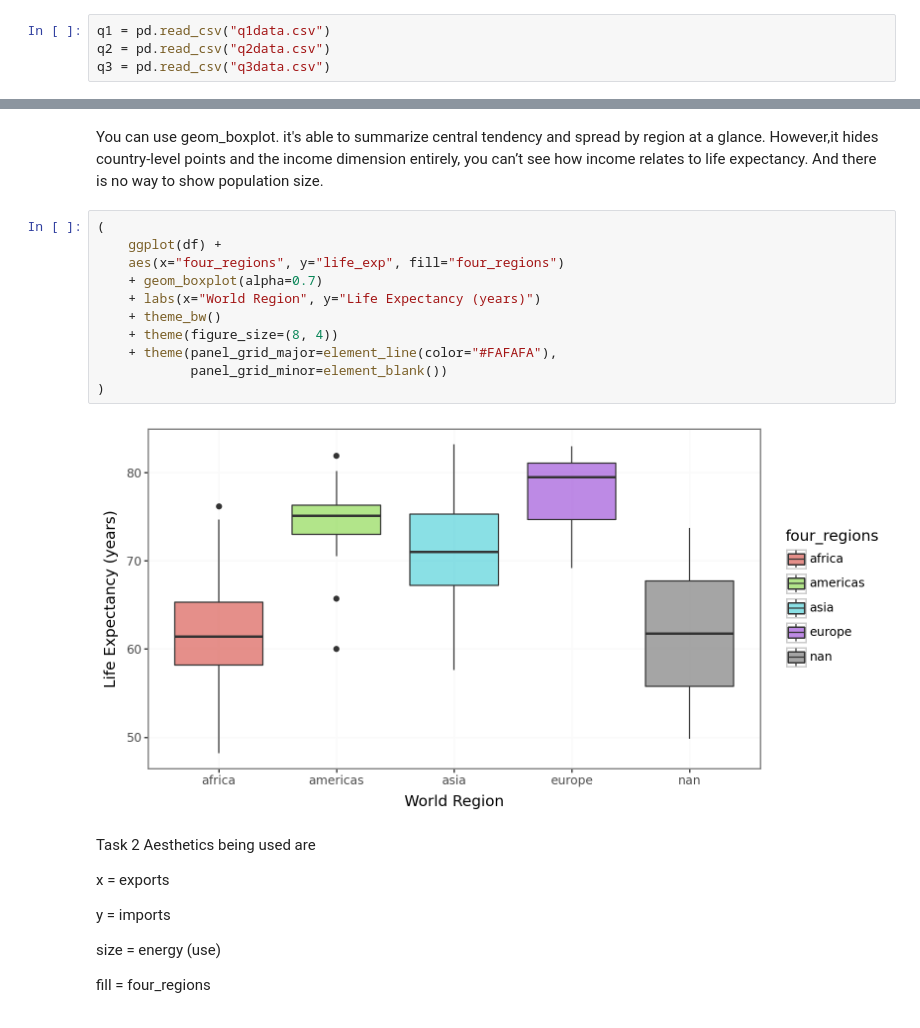
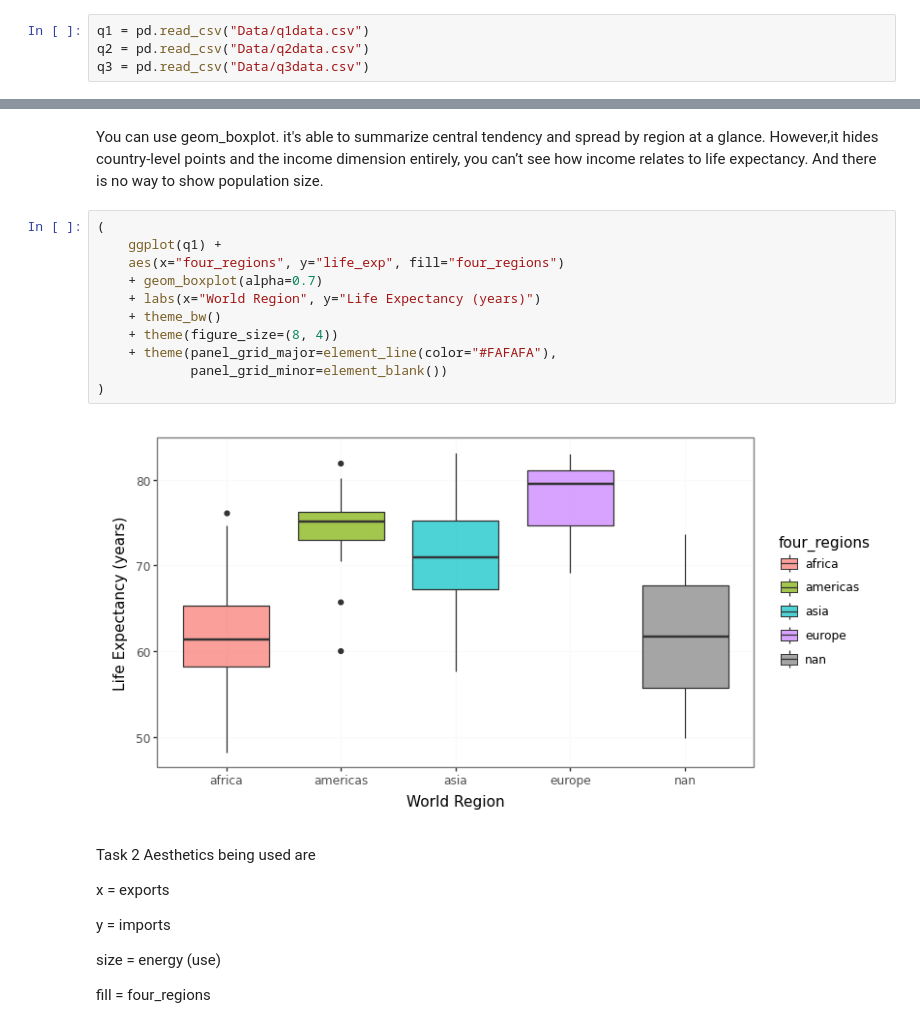
Before and after one commit to tyleroberts4/GSB_544, a Jupyter notebook: LAB_1.ipynb, the cells around one changed output, grey strips where cells are left out. Saved outputs shown, nothing was run; the diff lists cells and outputs as text.

```diff
--- a/LAB_1.ipynb
+++ b/LAB_1.ipynb
@@ -14,9 +18,9 @@ import pandas as pd
 import plotnine as p9
 from plotnine import *
 # %%
-q1 = pd.read_csv("q1data.csv")
-q2 = pd.read_csv("q2data.csv")
-q3 = pd.read_csv("q3data.csv")
+q1 = pd.read_csv("Data/q1data.csv")
+q2 = pd.read_csv("Data/q2data.csv")
+q3 = pd.read_csv("Data/q3data.csv")
 # %%
 breaks = [500, 1000, 2000, 4000, 8000, 16000, 32000, 64000]
 labels = ["500", "1000", "2000", "4000", "8000", "16k", "32k", "64k"]
@@ -55,17 +59,17 @@ year_text = str(q1['year'].iloc[0])
 You can use geom_boxplot. it's able to summarize central tendency and spread by region at a glance. However,it hides country-level points and the income dimension entirely, you can’t see how income relates to life expectancy. And there is no way to show population size.
 # %%
 (
-    ggplot(df) +
+    ggplot(q1) +
     aes(x="four_regions", y="life_exp", fill="four_regions")
     + geom_boxplot(alpha=0.7)
     + labs(x="World Region", y="Life Expectancy (years)")
     + theme_bw()
     + theme(figure_size=(8, 4))
     + theme(panel_grid_major=element_line(color="#FAFAFA"),
             panel_grid_minor=element_blank())
 )
 # %% [output]
-[figure, old version]
+[figure, new version]
 # %% [markdown]
 Task 2
 Aesthetics being used are
```
Also changed, not shown: parts of 7 cells of this notebook, 3 other files.
